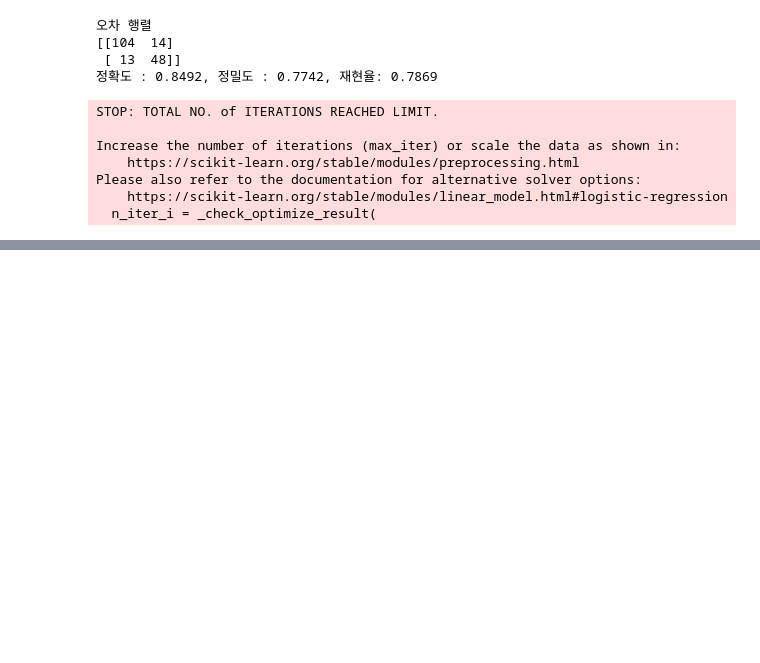
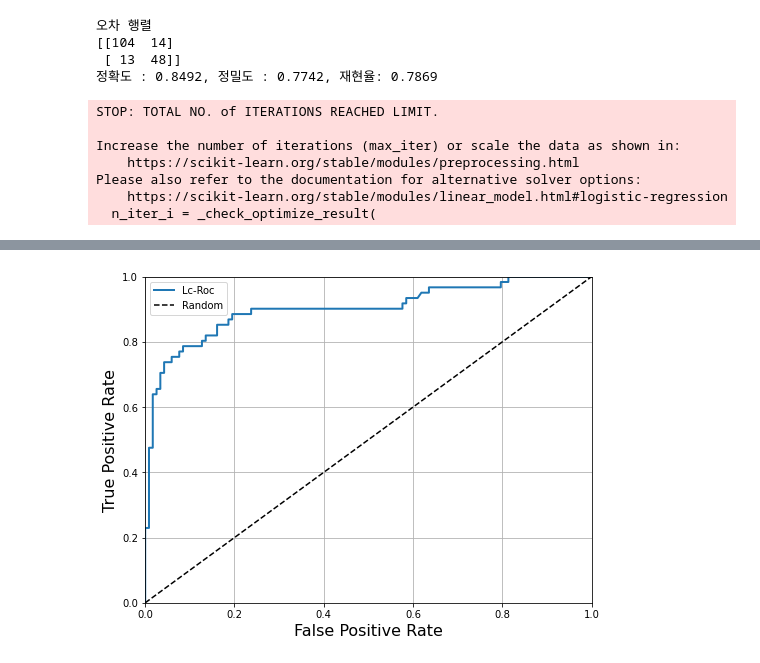
Before and after one commit to s2ul2/bitamin, a Jupyter notebook: 5/비타민8기_3조_평가_.ipynb, the cells around one changed output, grey strips where cells are left out. Saved outputs shown, nothing was run; the diff lists cells and outputs as text; code cells hidden in the pictures; blank space fills up the shorter version.

```diff
--- a/5/비타민8기_3조_평가_.ipynb
+++ b/5/비타민8기_3조_평가_.ipynb
@@ -194,0 +296,27 @@ Please also refer to the documentation for alternative solver options:
+# %%
+from sklearn.metrics import precision_recall_curve
+
+# 레이블 값이 1일때의 예측 확률 추출
+pred_proba_class1 = lr_clf.predict_proba(X_test)[:,1]
+
+# 실제값 데이터 셋과 레이블 값이 1일때의 예측 확률을 precision_recall_curve 인자로 입력
+precisions, recalls, thresholds = precision_recall_curve(y_test, pred_proba_class1)
+print('반환된 분류 결정 임곗값 배열의 Shape:', thresholds.shape)
+print('반환된 정밀도 배열의 Shape:', precisions.shape)
+print('반환된 재현율 배열의 Shape:', recalls.shape)
+print('')
+
+print('임계값 5 sample:', thresholds[:5])
+print('정밀도 5 sample:', precisions[:5])
+print('재현율 5 sample:', recalls[:5])
+print('')
+
+# 반환된 임계값 배열 로우가 143건이므로 샘플로 10건만 추출, 임계값을 15 step으로 추출
+thr_index = np.arange(0, thresholds.shape[0], 15)
+print('샘플 추출을 위한 임계값 배열의 index 10개 : ', thr_index)
+print('샘플용 10개의 임곗값:', np.round(thresholds[thr_index], 2))
+print('')
+
+# 15 step 단위로 추출된 임계값에 따른 정밀도와 재현율 값
+print('샘플 임계값별 정밀도 : ', np.round(precisions[thr_index], 3))
+print('샘플 임계값별 재현율 : ', np.round(recalls[thr_index], 3))
@@ -194,0 +382,18 @@ Please also refer to the documentation for alternative solver options:
+# %%
+from sklearn.metrics import roc_curve
+fpr, tpr, thresholds = roc_curve(y_test, pred_proba_class1)
+# %%
+def plot_roc_curve(fpr, tpr, label = None):
+    plt.plot(fpr, tpr, linewidth = 2, label = label)
+    plt.plot([0, 1], [0, 1], 'k--')
+    plt.axis([0, 1, 0, 1])
+    plt.xlabel('False Positive Rate', fontsize = 16)
+    plt.ylabel('True Positive Rate', fontsize = 16)
+    plt.grid(True)
+
+plt.figure(figsize = (8, 6))
+plot_roc_curve(fpr, tpr)
+plt.legend(['Lc-Roc', 'Random'], loc = 'best')
+plt.show()
+# %% [output]
+[figure, added]
```
Also changed, not shown: parts of 17 cells of this notebook.
